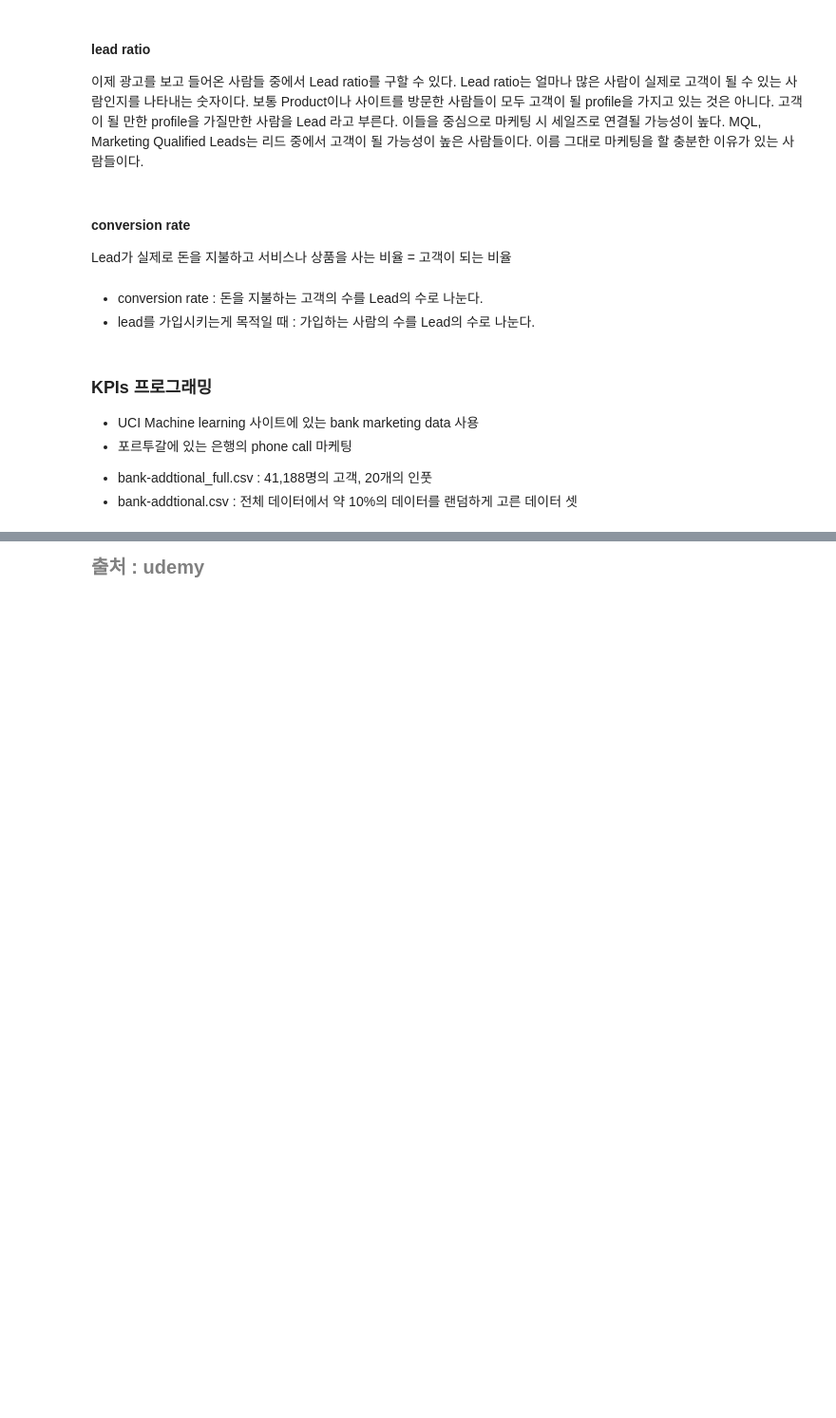
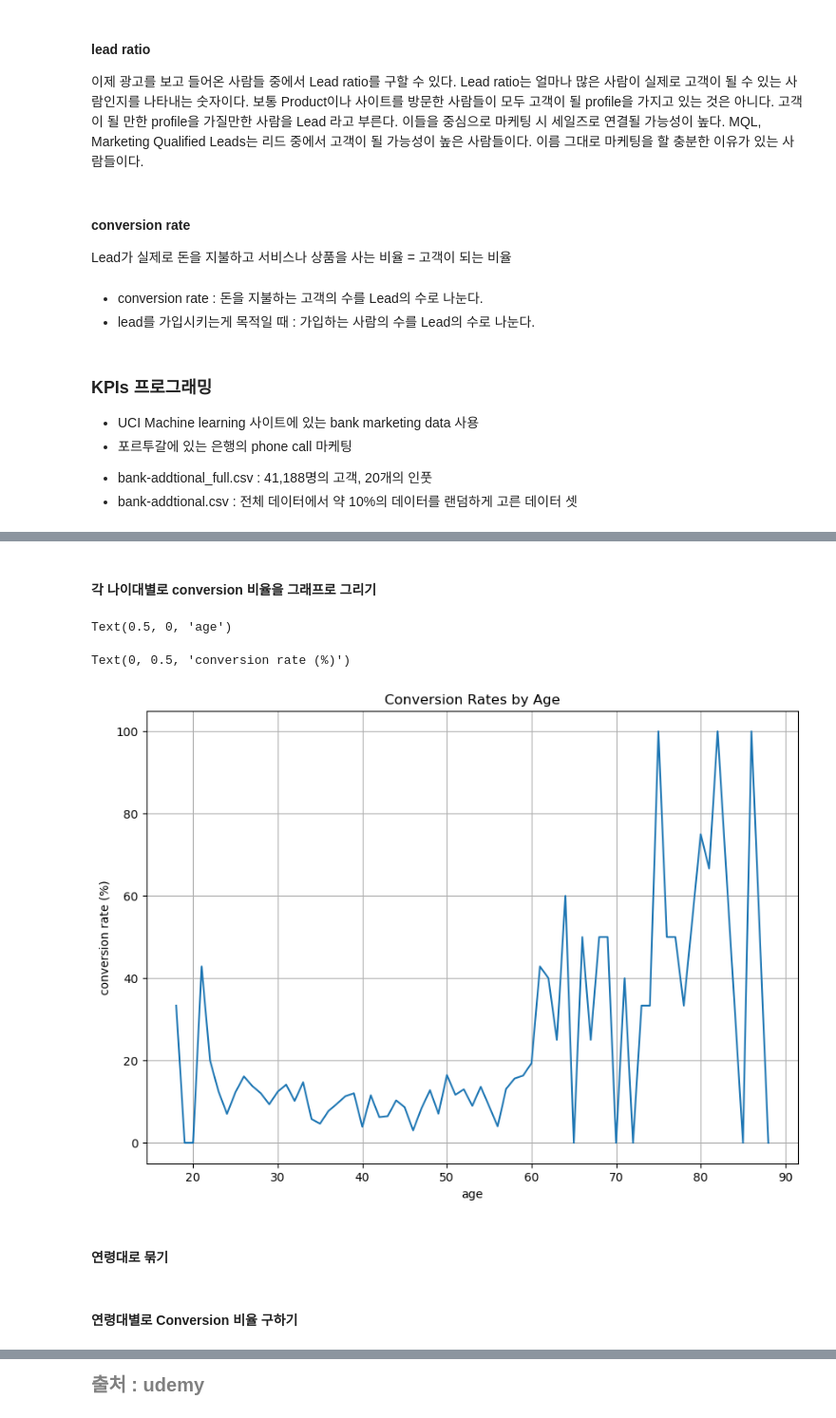
Before and after one commit to noahkim12/marketing_ds, a Jupyter notebook: mds_02_4.ipynb, the cells around one changed output, grey strips where cells are left out. Shown: that part at 95% size. Cells and saved outputs as stored; diff of their text form; code cells hidden in the pictures; blank space fills up the shorter version.

```diff
--- a/mds_02_4.ipynb
+++ b/mds_02_4.ipynb
@@ -69,0 +72,2 @@ df
+# %%
+df['conversion'] = df['y'].apply(lambda x: 1if x =='yes' else 0)
@@ -69,0 +98,8 @@ df
+# %%
+conversion_by_age = df.groupby(
+by = 'age'
+)['conversion'].sum()/ df.groupby(
+by = 'age'
+)['conversion'].count() * 100.0
+
+conversion_by_age
@@ -69,0 +120,16 @@ df
+# %% [markdown]
+#### 각 나이대별로 conversion 비율을 그래프로 그리기
+# %%
+ax = conversion_by_age.plot(
+grid = True,
+figsize = (10, 7),
+title = 'Conversion Rates by Age'
+)
+ax.set_xlabel('age')
+ax.set_ylabel('conversion rate (%)')
+# %% [output]
+Text(0.5, 0, 'age')
+Text(0, 0.5, 'conversion rate (%)')
+[figure, added]
+# %% [markdown]
+#### 연령대로 묶기
@@ -69,0 +142,2 @@ df
+# %% [markdown]
+#### 연령대별로 Conversion 비율 구하기
```
Also changed, not shown: parts of 21 cells of this notebook.
